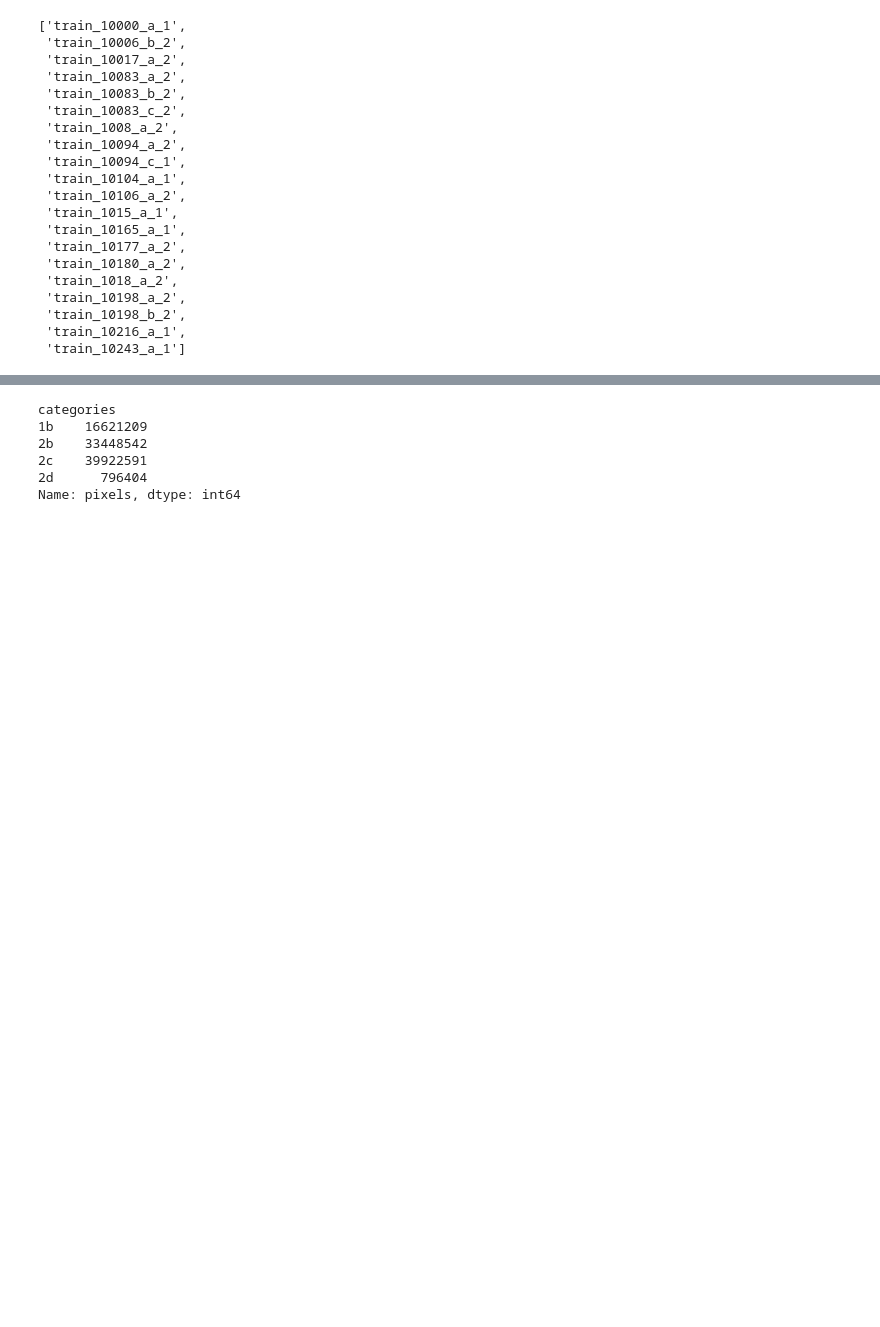
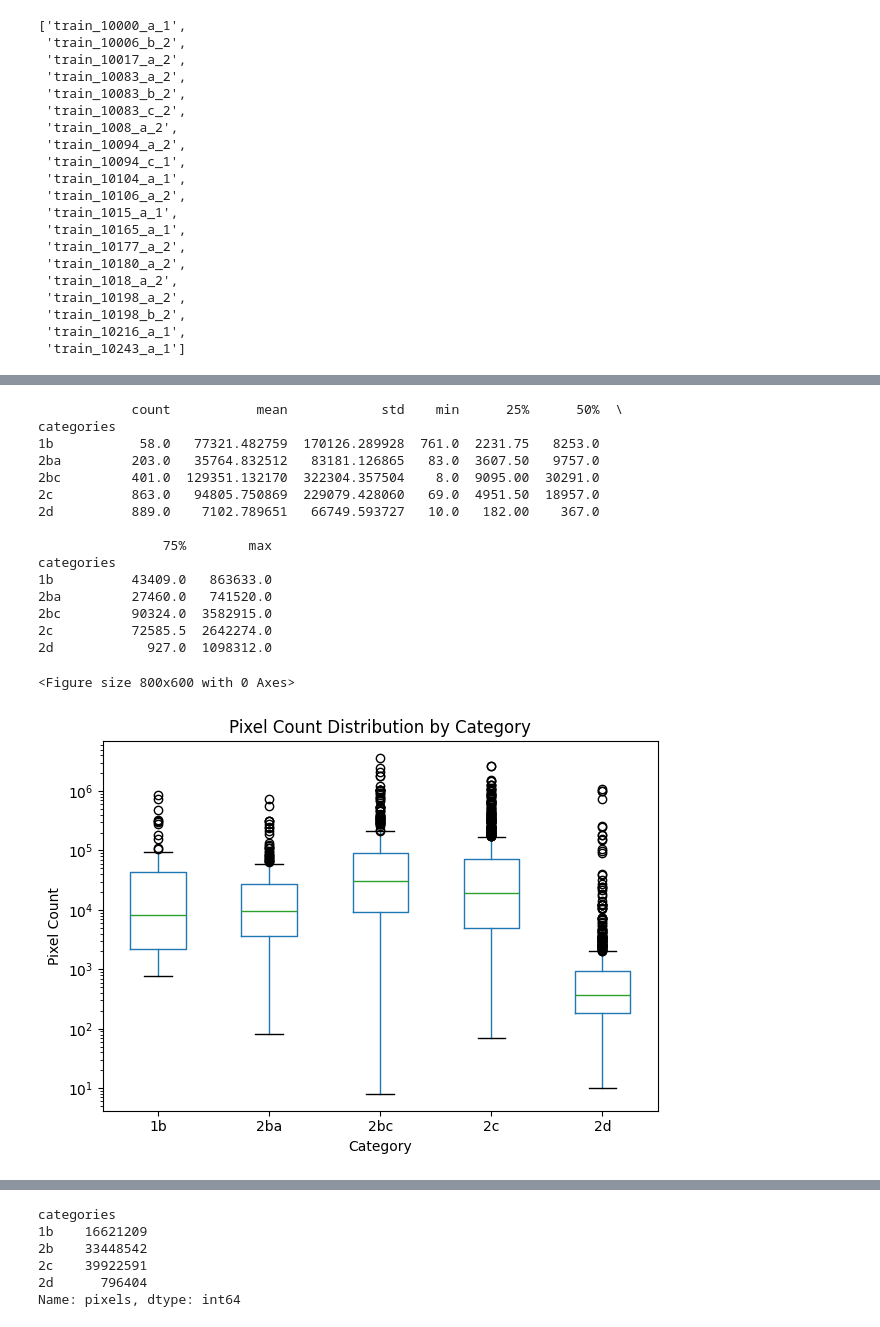
Before and after one commit to ckekula/fyp-3d-ct, a Jupyter notebook: eda/json.ipynb, the cells around one changed output, grey strips where cells are left out. Saved outputs shown, nothing was run; the diff lists cells and outputs as text; code cells hidden in the pictures; blank space fills up the shorter version.

```diff
--- a/eda/json.ipynb
+++ b/eda/json.ipynb
@@ -2075,0 +2102,51 @@ df_common_scans
+# %%
+import matplotlib.pyplot as plt
+
+# Ensure pixels are numeric
+df_shortlisted["pixels"] = pd.to_numeric(df_shortlisted["pixels"])
+
+# Plot
+plt.figure(figsize=(8, 6))
+
+df_shortlisted.boxplot(
+    column="pixels",
+    by="categories",
+    grid=False
+)
+
+stats = (
+    df_shortlisted
+    .groupby("categories")["pixels"]
+    .describe()
+)
+
+print(stats)
+
+plt.title("Pixel Count Distribution by Category")
+plt.suptitle("")  # Remove the automatic pandas subtitle
+plt.xlabel("Category")
+plt.ylabel("Pixel Count")
+
+# Uncomment if the distributions are highly skewed
+plt.yscale("log")
+
+plt.tight_layout()
+plt.show()
+# %% [output]
+            count           mean            std    min      25%      50%  \
+categories
+1b           58.0   77321.482759  170126.289928  761.0  2231.75   8253.0
+2ba         203.0   35764.832512   83181.126865   83.0  3607.50   9757.0
+2bc         401.0  129351.132170  322304.357504    8.0  9095.00  30291.0
+2c          863.0   94805.750869  229079.428060   69.0  4951.50  18957.0
+2d          889.0    7102.789651   66749.593727   10.0   182.00    367.0
+
+                75%        max
+categories
+1b          43409.0   863633.0
+2ba         27460.0   741520.0
+2bc         90324.0  3582915.0
+2c          72585.5  2642274.0
+2d            927.0  1098312.0
+<Figure size 800x600 with 0 Axes>
+[figure, added]
```
Also changed, not shown: parts of 22 cells of this notebook.
